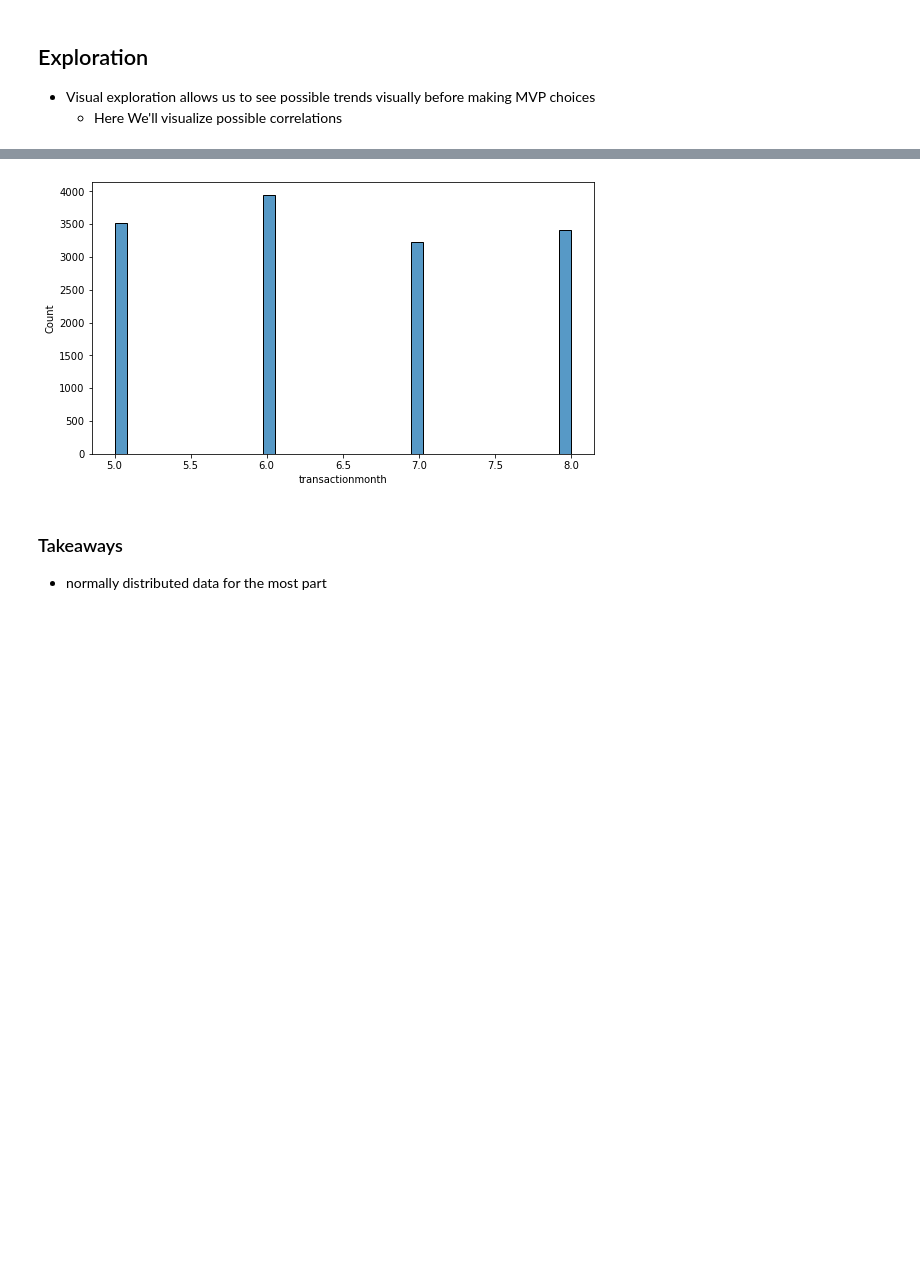
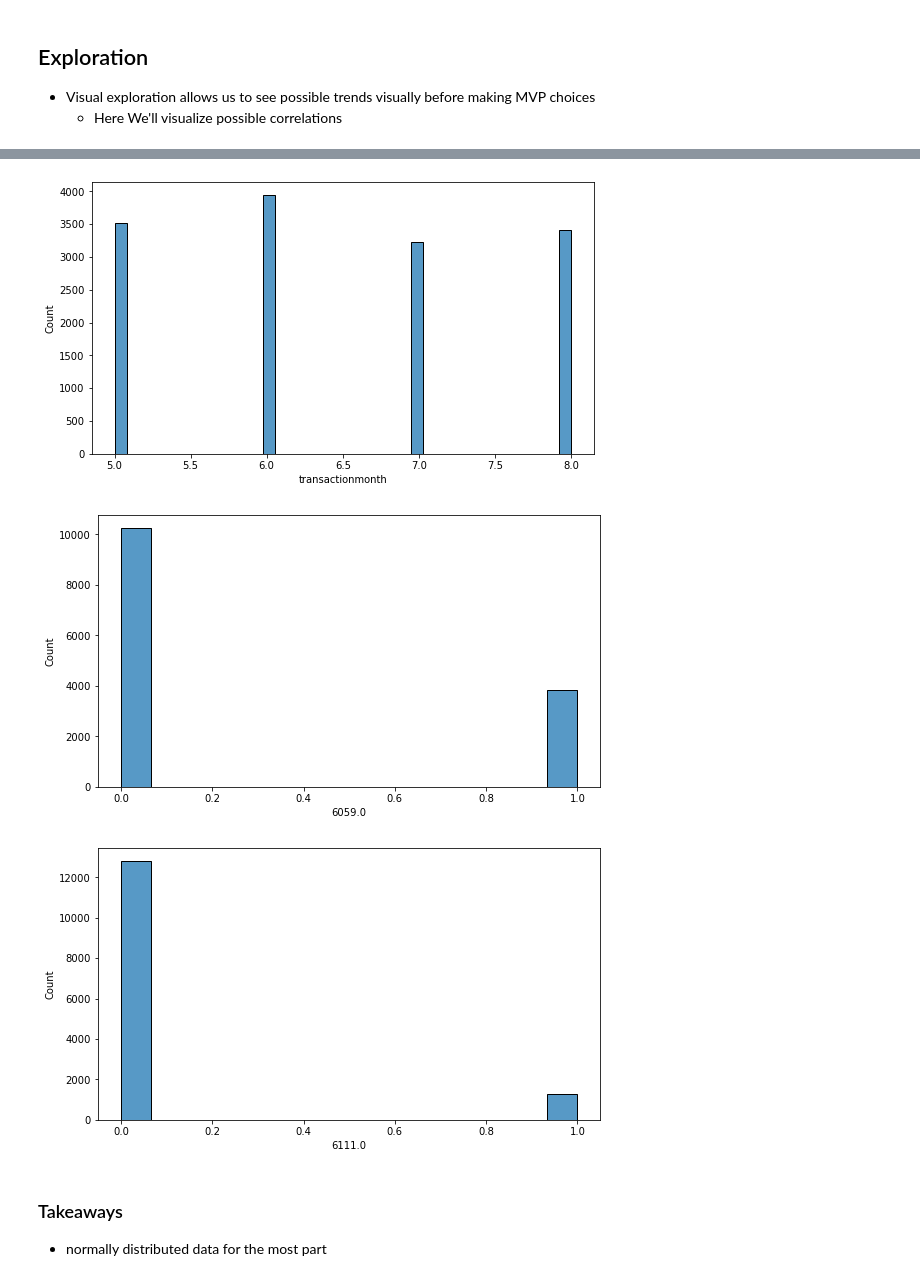
Before and after one commit to carterrxavier/Zillow-Regression-Project, a Jupyter notebook: Final_Notebook.ipynb, the cells around one changed output, grey strips where cells are left out. Cells and saved outputs as stored; diff of their text form; code cells hidden in the pictures; blank space fills up the shorter version.

```diff
--- a/Final_Notebook.ipynb
+++ b/Final_Notebook.ipynb
@@ -159,15 +159,17 @@ train_scaled[:1]
     * Here We'll visualize possible correlations
 # %%
 #distributions
-Explore.get_distribution(train_scaled.drop(columns=['parcelid',6111.0,6059.0]))
+Explore.get_distribution(train_scaled.drop(columns=['parcelid']))
 # %% [output]
 [figure]
 [figure]
 [figure]
 [figure]
 [figure]
 [figure]
 [figure]
+[figure, added]
+[figure, added]
 # %% [markdown]
 ### Takeaways
 - normally distributed data for the most part
```
Also changed, not shown: parts of 8 cells of this notebook, 2 other files.
